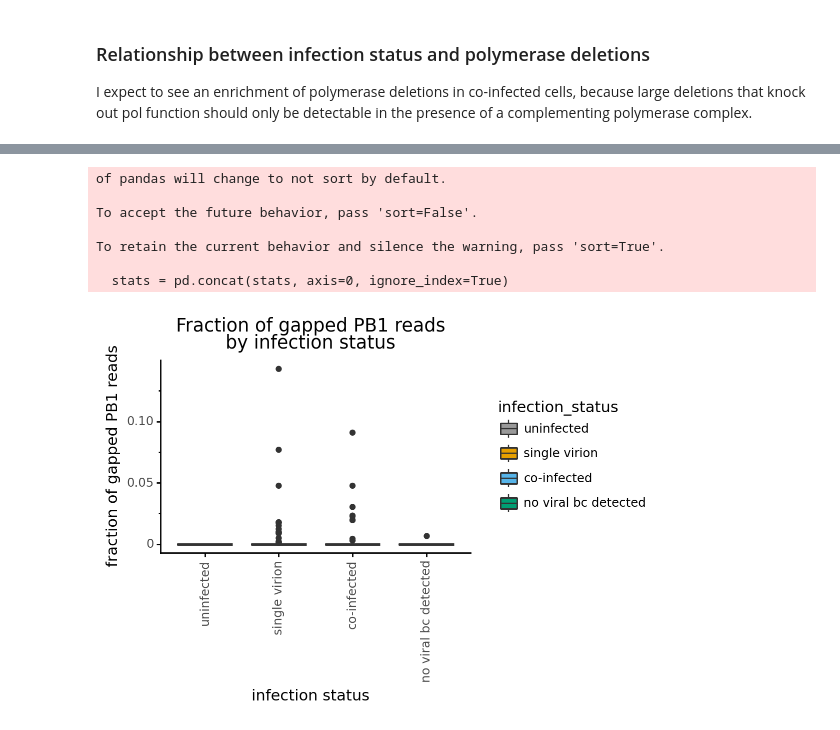
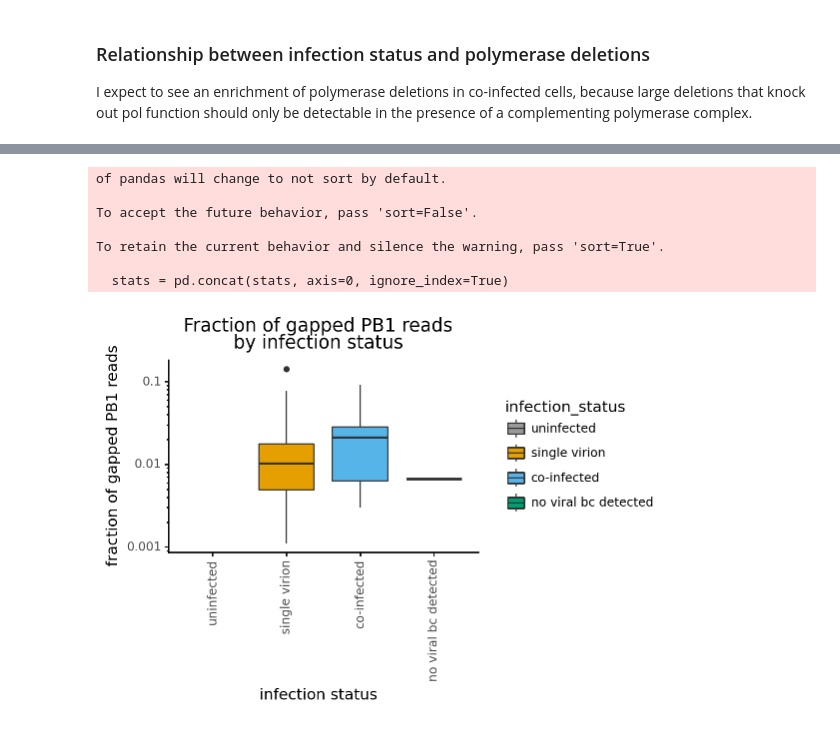
Before and after one commit to jbloomlab/barcoded_flu_pdmH1N1, a Jupyter notebook: analyze_cell_gene_matrix.ipynb, the cells around one changed output, grey strips where cells are left out. Cells and saved outputs as stored; diff of their text form; code cells hidden in the pictures.

Commit message:
Put deletion rate boxplots on log scale. Added histograms.

```diff
--- a/analyze_cell_gene_matrix.ipynb
+++ b/analyze_cell_gene_matrix.ipynb
@@ -1335,25 +1376,26 @@ To retain the current behavior and silence the warning, pass 'sort=True'.
 # %%
 p = (ggplot(adata.obs.query(f'n_raw_flu_reads > {raw_flu_read_threshold} and not filtered'),
             aes(x='infection_status', y='frac_gapped_fluPB1', fill='infection_status')) +
      geom_boxplot() +
      theme(figure_size=(4, 2.5),
            axis_text_x=element_text(angle=90)) +
      ggtitle('Fraction of gapped PB1 reads\nby infection status') +
      ylab('fraction of gapped PB1 reads') +
      xlab('infection status') +
-     scale_fill_manual(values=cbpalette[0:])
+     scale_fill_manual(values=cbpalette[0:]) +
+     scale_y_log10()
      )
 
 _ = p.draw(position_dodge2(width = 0.1))
 # %% [output]
 of pandas will change to not sort by default.
 
 To accept the future behavior, pass 'sort=False'.
 
 To retain the current behavior and silence the warning, pass 'sort=True'.
 
   stats = pd.concat(stats, axis=0, ignore_index=True)
-[figure, old version]
+[figure, new version]
 # %%
 p = (ggplot(adata.obs.query(f'n_raw_flu_reads > {raw_flu_read_threshold} and not filtered'),
             aes(x='infection_status', y='frac_gapped_fluPA', fill='infection_status')) +
```
Also changed, not shown: parts of 10 cells of this notebook.
